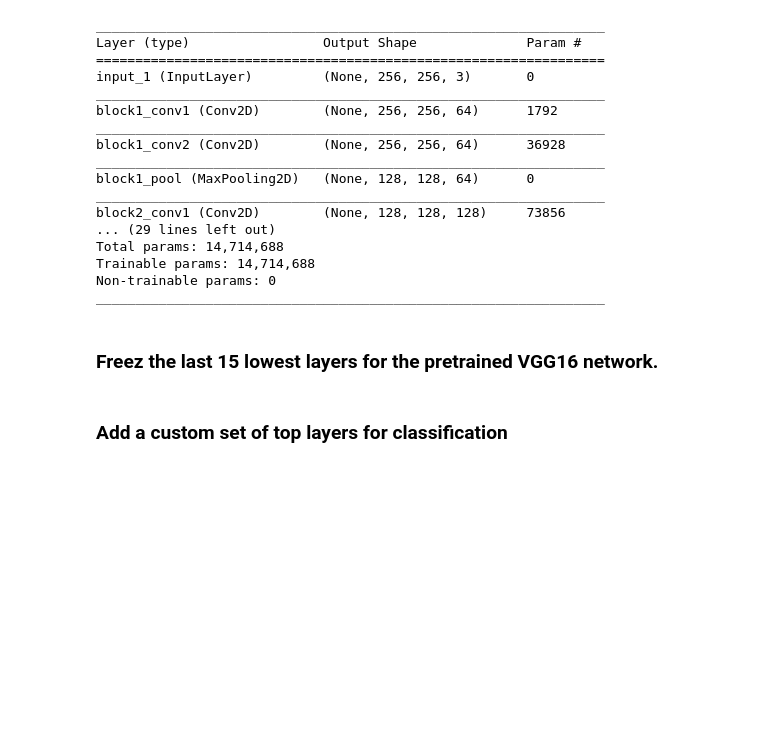
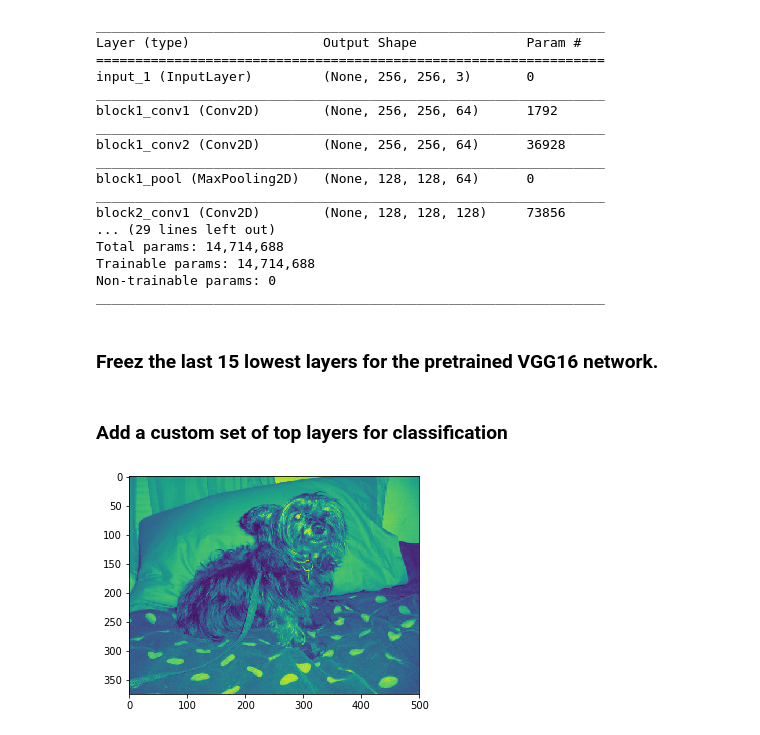
Before and after one commit to dkhanna511/Dog_vs_Cat_Classifier, a Jupyter notebook: Dog_vs_Cat_Transfer_Learning.ipynb, the cells around one changed output. Saved outputs shown, nothing was run; the diff lists cells and outputs as text; code cells hidden in the pictures; blank space fills up the shorter version.

```diff
--- a/Dog_vs_Cat_Transfer_Learning.ipynb
+++ b/Dog_vs_Cat_Transfer_Learning.ipynb
@@ -57,0 +62,19 @@ top_model.add(Flatten(input_shape=base_model.output_shape[1:]))
+# %%
+data="/media/dheeraj/9A26F0CB26F0AA01/WORK/jupyter_files/kagglecatsanddogs_3367a/PetImages"
+Categories=["Dog", "Cat"]
+# %%
+#config=tf.ConfigProto(allow_soft_placement=True, log_device_placement=True)
+
+for category in Categories:
+
+     # here we need to join the path of the directories of dogs and cats together
+    path=os.path.join(data, category)
+
+    for img in os.listdir(path):
+        img_array=cv2.imread(os.path.join(path, img), cv2.IMREAD_GRAYSCALE ) #converting the photo to greyscale
+        plt.imshow(img_array)
+        plt.show()
+        break
+    break
+# %% [output]
+[figure, added]
```
Also changed, not shown: parts of 6 cells of this notebook.
